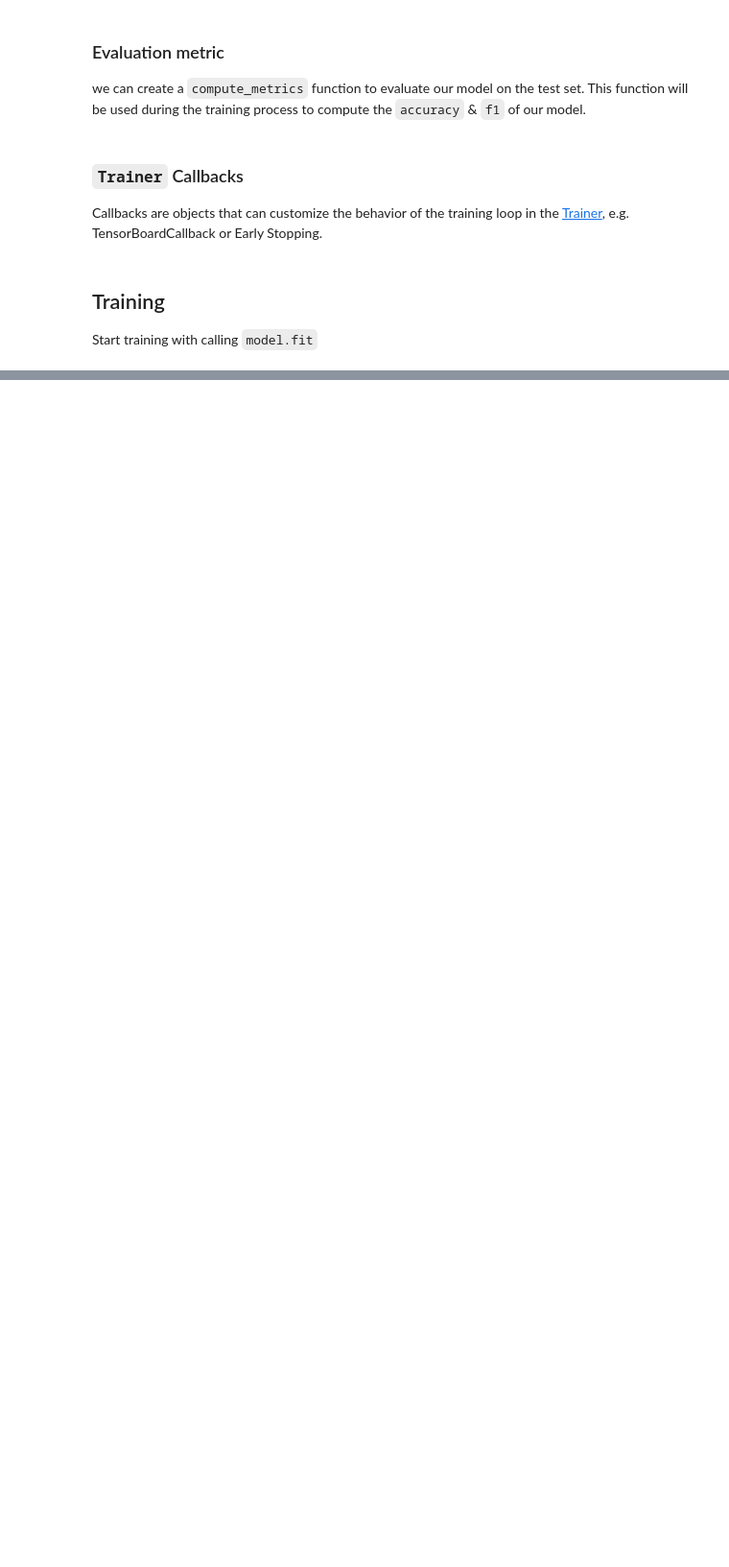
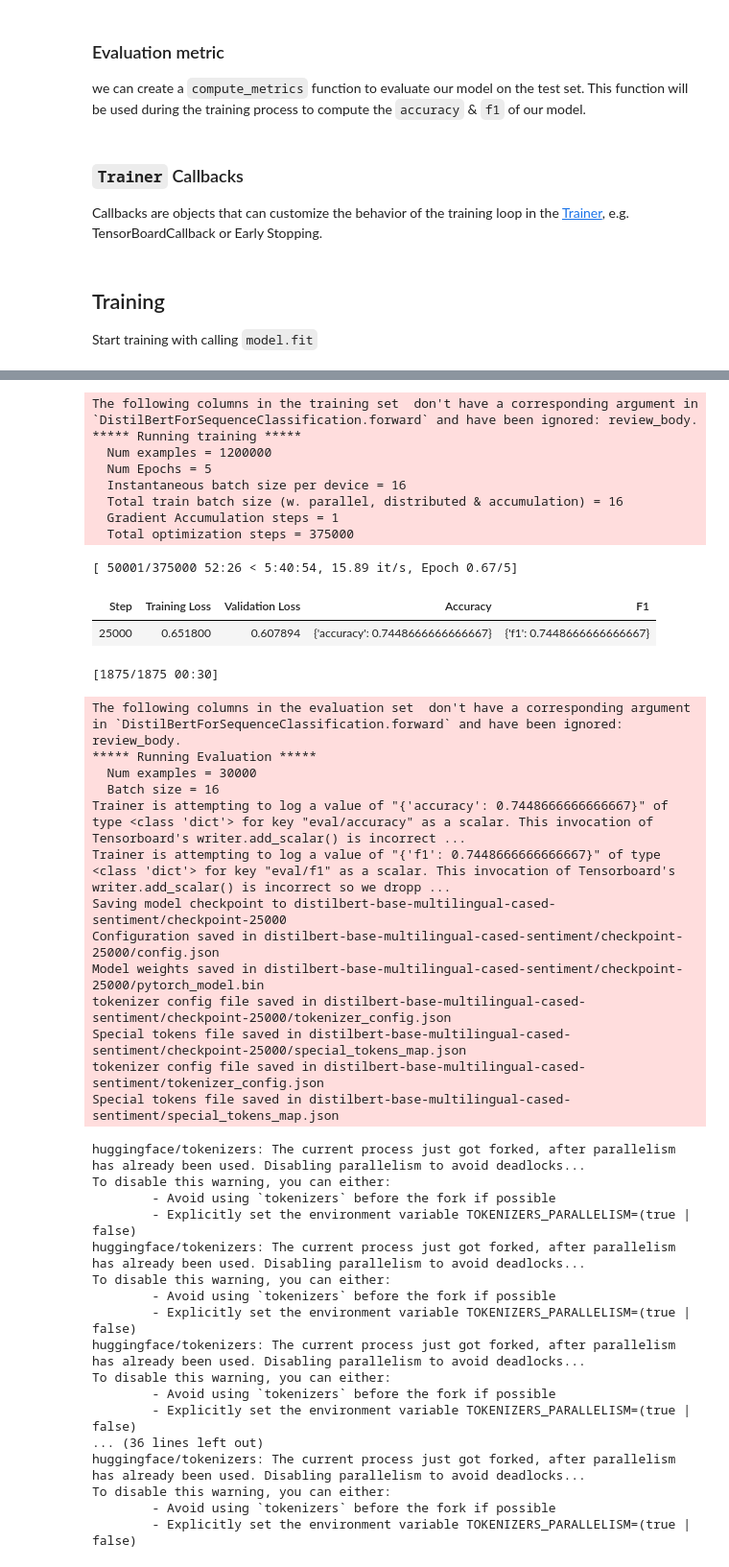
Before and after one commit to philschmid/transformers-pytorch-text-classification, a Jupyter notebook: text-classification.ipynb, the cells around one changed output, grey strips where cells are left out. Shown at 96% size. Saved outputs shown, nothing was run; the diff lists cells and outputs as text; code cells hidden in the pictures; blank space fills up the shorter version.

Commit message:
wip sagemaker example

```diff
--- a/text-classification.ipynb
+++ b/text-classification.ipynb
@@ -159,7 +229,7 @@ for i, label in enumerate(labels):
     id2label[str(i)] = label
 
 # used for logging, saving & evaluation
-# total steps at bs 8 with 4 epochs are 600_000 ((len(tokenized_datasets["train"]) // 8 ) * 4 )
+# total steps at bs 16 with 4 epochs are 475_000 ((len(tokenized_datasets["train"]) // 16 ) * 4 )
 tracing_steps= 25_000
 tracing="steps"
 
@@ -167,15 +237,15 @@ tracing="steps"
 training_args = TrainingArguments(
     output_dir=repo_name,
     num_train_epochs=5,
-    per_device_train_batch_size=4,
-    per_device_eval_batch_size=4,
+    per_device_train_batch_size=16,
+    per_device_eval_batch_size=16,
     warmup_steps=100,
     fp16=True,
     learning_rate=3e-5,
     seed=33,
     # logging & evaluation strategies
     logging_dir=f"{repo_name}/logs",
-    logging_strategy=tracing_steps, # to get more information to TB
+    logging_strategy=tracing, # to get more information to TB
     logging_steps=tracing_steps, # to get more information to TB
     evaluation_strategy=tracing,
     eval_steps=tracing_steps,
@@ -215,14 +296,20 @@ we can create a `compute_metrics` function to evaluate our model on the test set
 # %%
 from datasets import load_metric
 import numpy as np
+
 # define metrics and metrics function
-# glue mrpcs includes f1 & accuracy
-metric = load_metric("glue", "mrpc")
+f1_metric = load_metric("f1")
+accuracy_metric = load_metric( "accuracy")
 
 def compute_metrics(eval_pred):
     predictions, labels = eval_pred
     predictions = np.argmax(predictions, axis=1)
-    return metric.compute(predictions=predictions, references=labels)
+    acc = accuracy_metric.compute(predictions=predictions, references=labels)
+    f1 = f1_metric.compute(predictions=predictions, references=labels, average="micro")
+    return {
+        "accuracy": acc,
+        "f1": f1,
+    }
 # %% [markdown]
 ### `Trainer` Callbacks
 
@@ -266,0 +376,45 @@ Several commits (5) will be pushed upstream.
+# %%
+trainer.train()
+# %% [output]
+The following columns in the training set  don't have a corresponding argument in `DistilBertForSequenceClassification.forward` and have been ignored: review_body.
+***** Running training *****
+  Num examples = 1200000
+  Num Epochs = 5
+  Instantaneous batch size per device = 16
+  Total train batch size (w. parallel, distributed & accumulation) = 16
+  Gradient Accumulation steps = 1
+  Total optimization steps = 375000
+[ 50001/375000 52:26 < 5:40:54, 15.89 it/s, Epoch 0.67/5]
+| Step | Training Loss | Validation Loss | Accuracy | F1 |
+| 25000 | 0.651800 | 0.607894 | {'accuracy': 0.7448666666666667} | {'f1': 0.7448666666666667} |
+[1875/1875 00:30]
+The following columns in the evaluation set  don't have a corresponding argument in `DistilBertForSequenceClassification.forward` and have been ignored: review_body.
+***** Running Evaluation *****
+  Num examples = 30000
+  Batch size = 16
+Trainer is attempting to log a value of "{'accuracy': 0.7448666666666667}" of type <class 'dict'> for key "eval/accuracy" as a scalar. This invocation of Tensorboard's writer.add_scalar() is incorrect ...
+Trainer is attempting to log a value of "{'f1': 0.7448666666666667}" of type <class 'dict'> for key "eval/f1" as a scalar. This invocation of Tensorboard's writer.add_scalar() is incorrect so we dropp ...
+Saving model checkpoint to distilbert-base-multilingual-cased-sentiment/checkpoint-25000
+Configuration saved in distilbert-base-multilingual-cased-sentiment/checkpoint-25000/config.json
+Model weights saved in distilbert-base-multilingual-cased-sentiment/checkpoint-25000/pytorch_model.bin
+tokenizer config file saved in distilbert-base-multilingual-cased-sentiment/checkpoint-25000/tokenizer_config.json
+Special tokens file saved in distilbert-base-multilingual-cased-sentiment/checkpoint-25000/special_tokens_map.json
+tokenizer config file saved in distilbert-base-multilingual-cased-sentiment/tokenizer_config.json
+Special tokens file saved in distilbert-base-multilingual-cased-sentiment/special_tokens_map.json
+huggingface/tokenizers: The current process just got forked, after parallelism has already been used. Disabling parallelism to avoid deadlocks...
+To disable this warning, you can either:
+        - Avoid using `tokenizers` before the fork if possible
+        - Explicitly set the environment variable TOKENIZERS_PARALLELISM=(true | false)
+huggingface/tokenizers: The current process just got forked, after parallelism has already been used. Disabling parallelism to avoid deadlocks...
+To disable this warning, you can either:
+        - Avoid using `tokenizers` before the fork if possible
+        - Explicitly set the environment variable TOKENIZERS_PARALLELISM=(true | false)
+huggingface/tokenizers: The current process just got forked, after parallelism has already been used. Disabling parallelism to avoid deadlocks...
+To disable this warning, you can either:
+        - Avoid using `tokenizers` before the fork if possible
+        - Explicitly set the environment variable TOKENIZERS_PARALLELISM=(true | false)
+... (36 lines left out)
+huggingface/tokenizers: The current process just got forked, after parallelism has already been used. Disabling parallelism to avoid deadlocks...
+To disable this warning, you can either:
+        - Avoid using `tokenizers` before the fork if possible
+        - Explicitly set the environment variable TOKENIZERS_PARALLELISM=(true | false)
```
Also changed, not shown: parts of 8 cells of this notebook, 2 other files.
